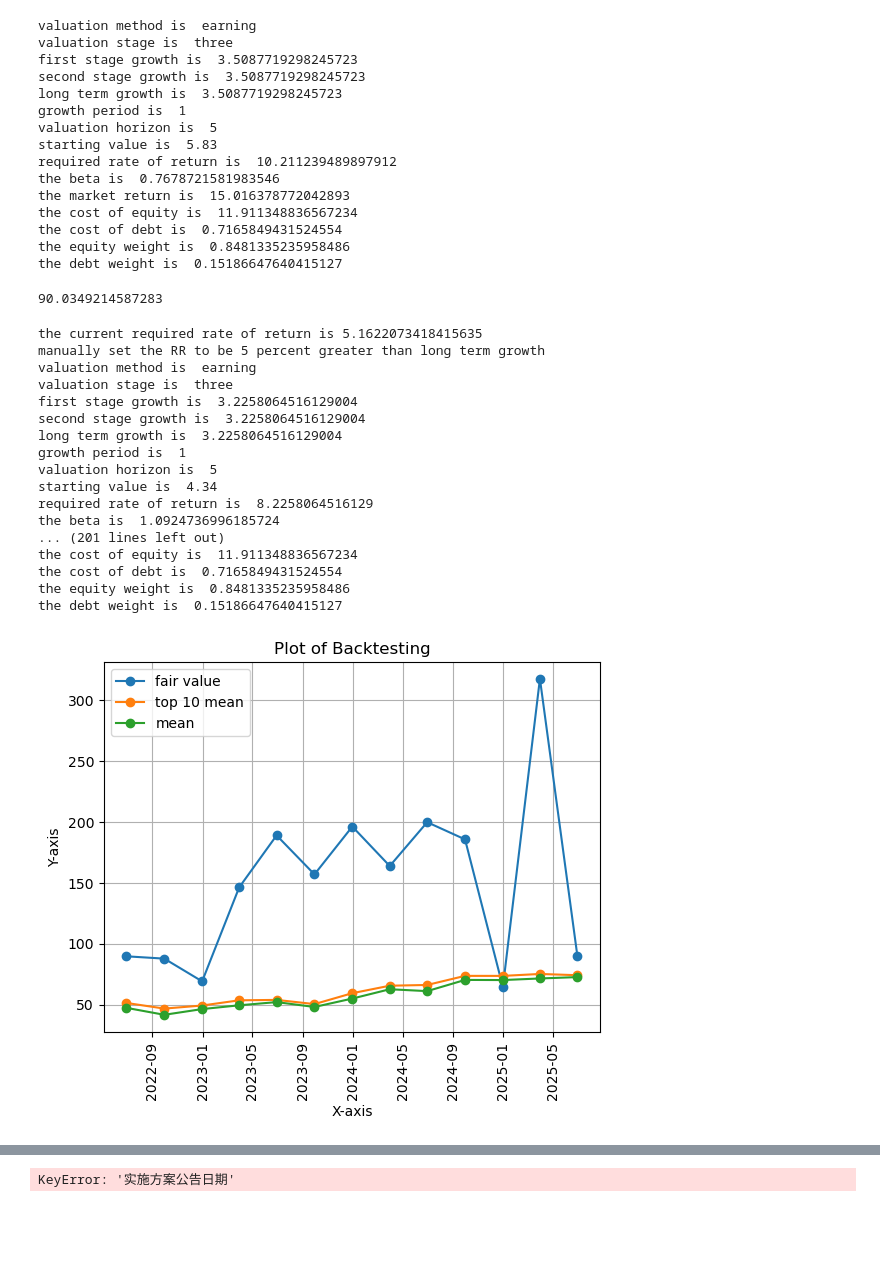
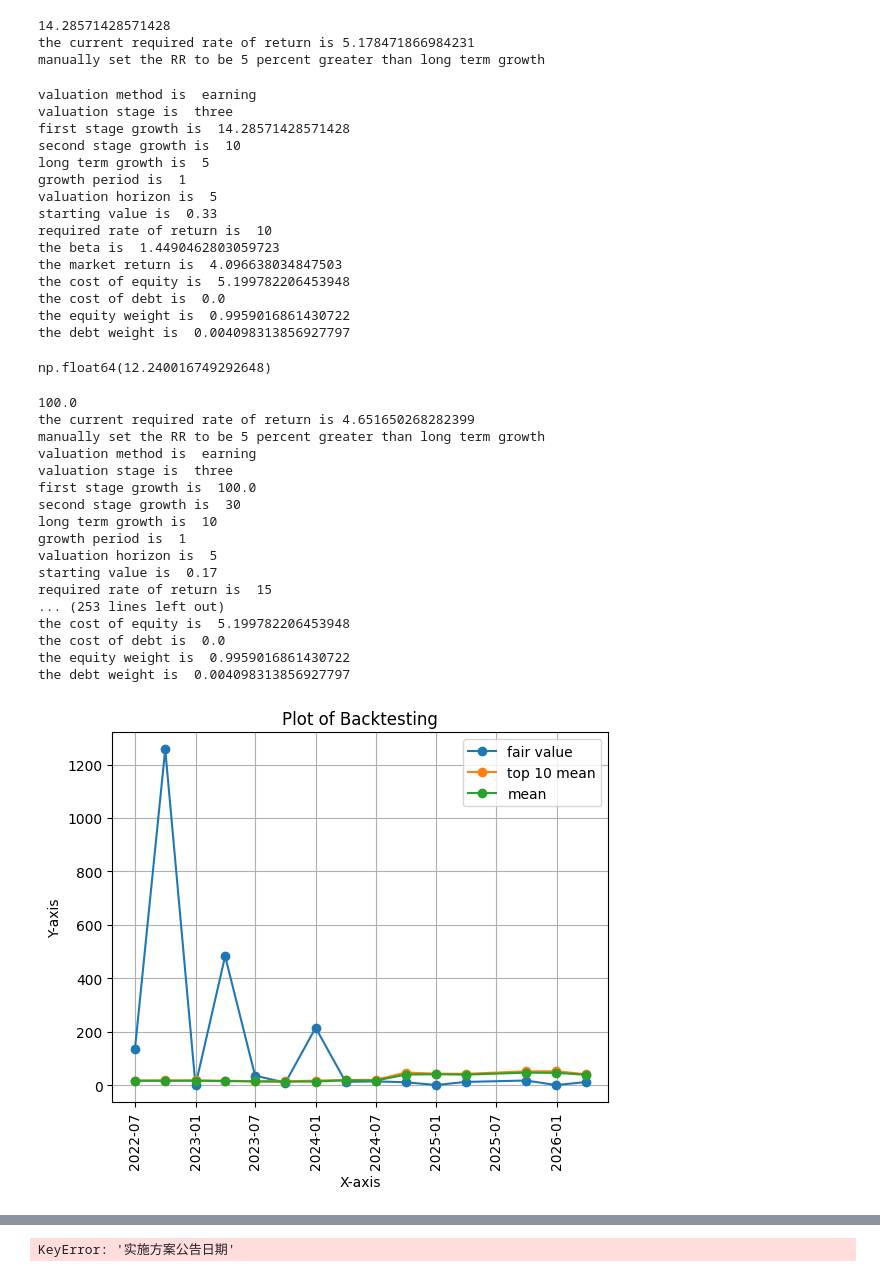
Before and after one commit to xietiany/quant, a Jupyter notebook: Demo.ipynb, the cells around one changed output, grey strips where cells are left out. Cells and saved outputs as stored; diff of their text form; code cells hidden in the pictures; blank space fills up the shorter version.

```diff
--- a/Demo.ipynb
+++ b/Demo.ipynb
@@ -12,52 +12,57 @@ from lib.obj.stock import stock
 # %%
 # shengzhen sz
 # shanghai sh
-a = stock('sz000333', period='quarter')
+ticker = 'sz002625'
+a = stock(ticker, period='quarter')
 # %%
 a.initialize(defaultRateApproach = True, valuationMethod = "earning", defaultLTGrowth = False, \
-                        valuationStage = "three", growthCalcMethod = "earning", growthCalcHorizon = 1, valuationHorizon = 5, date='2025-06-15')
+                        valuationStage = "three", growthCalcMethod = "earning", growthCalcHorizon = 1, valuationHorizon = 5, date='2026-03-15')
+# %% [output]
+14.28571428571428
+the current required rate of return is 5.178471866984231
+manually set the RR to be 5 percent greater than long term growth
 # %%
 a.FV
 # %% [output]
 valuation method is  earning
 valuation stage is  three
-first stage growth is  3.5087719298245723
-second stage growth is  3.5087719298245723
-long term growth is  3.5087719298245723
+first stage growth is  14.28571428571428
+second stage growth is  10
+long term growth is  5
 growth period is  1
 valuation horizon is  5
-starting value is  5.83
-required rate of return is  10.211239489897912
-the beta is  0.7678721581983546
-the market return is  15.016378772042893
-the cost of equity is  11.911348836567234
-the cost of debt is  0.7165849431524554
-the equity weight is  0.8481335235958486
-the debt weight is  0.15186647640415127
+starting value is  0.33
+required rate of return is  10
+the beta is  1.4490462803059723
+the market return is  4.096638034847503
+the cost of equity is  5.199782206453948
+the cost of debt is  0.0
+the equity weight is  0.9959016861430722
+the debt weight is  0.004098313856927797
-90.0349214587283
+np.float64(12.240016749292648)
 # %%
 temp = a.backtesting(defaultRateApproach = True, valuationMethod = "earning", defaultLTGrowth = False, \
                         valuationStage = "three", growthCalcMethod = "earning", growthCalcHorizon = 1, valuationHorizon = 5, \
-                        start_date = '2022-06-30', end_date = '2025-06-30')
+                        start_date = '2022-06-30', end_date = '2026-03-15')
 # %% [output]
-the current required rate of return is 5.1622073418415635
+100.0
+the current required rate of return is 4.651650268282399
 manually set the RR to be 5 percent greater than long term growth
 valuation method is  earning
 valuation stage is  three
-first stage growth is  3.2258064516129004
-second stage growth is  3.2258064516129004
-long term growth is  3.2258064516129004
+first stage growth is  100.0
+second stage growth is  30
+long term growth is  10
 growth period is  1
 valuation horizon is  5
-starting value is  4.34
-required rate of return is  8.2258064516129
-the beta is  1.0924736996185724
-... (201 lines left out)
-the cost of equity is  11.911348836567234
-the cost of debt is  0.7165849431524554
-the equity weight is  0.8481335235958486
-the debt weight is  0.15186647640415127
+starting value is  0.17
+required rate of return is  15
+... (253 lines left out)
+the cost of equity is  5.199782206453948
+the cost of debt is  0.0
+the equity weight is  0.9959016861430722
+the debt weight is  0.004098313856927797
-[figure, old version]
+[figure, new version]
 # %%
 a.getBacktestingDF
 # %% [output]
```
Also changed, not shown: parts of 14 cells of this notebook, 6 other files.
